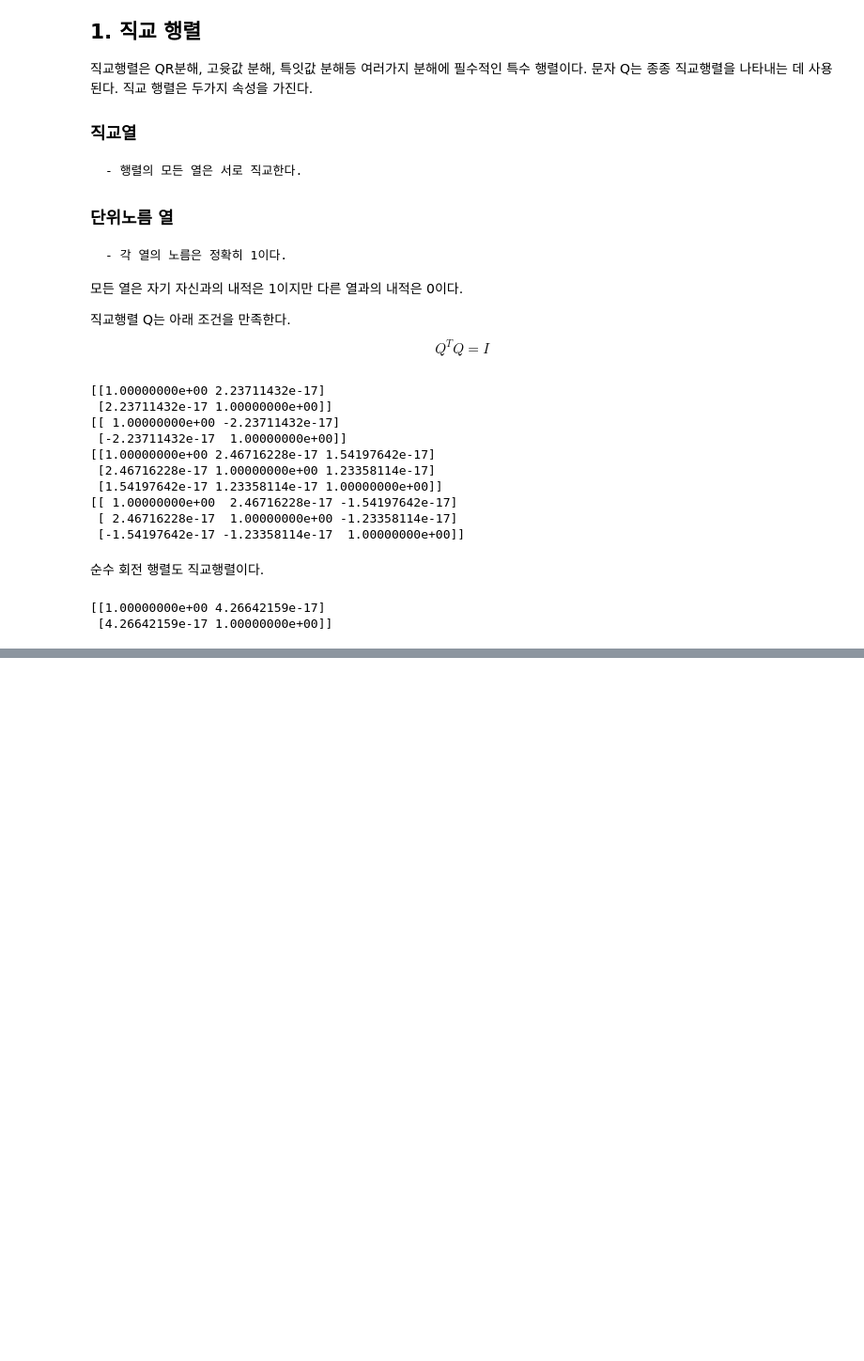
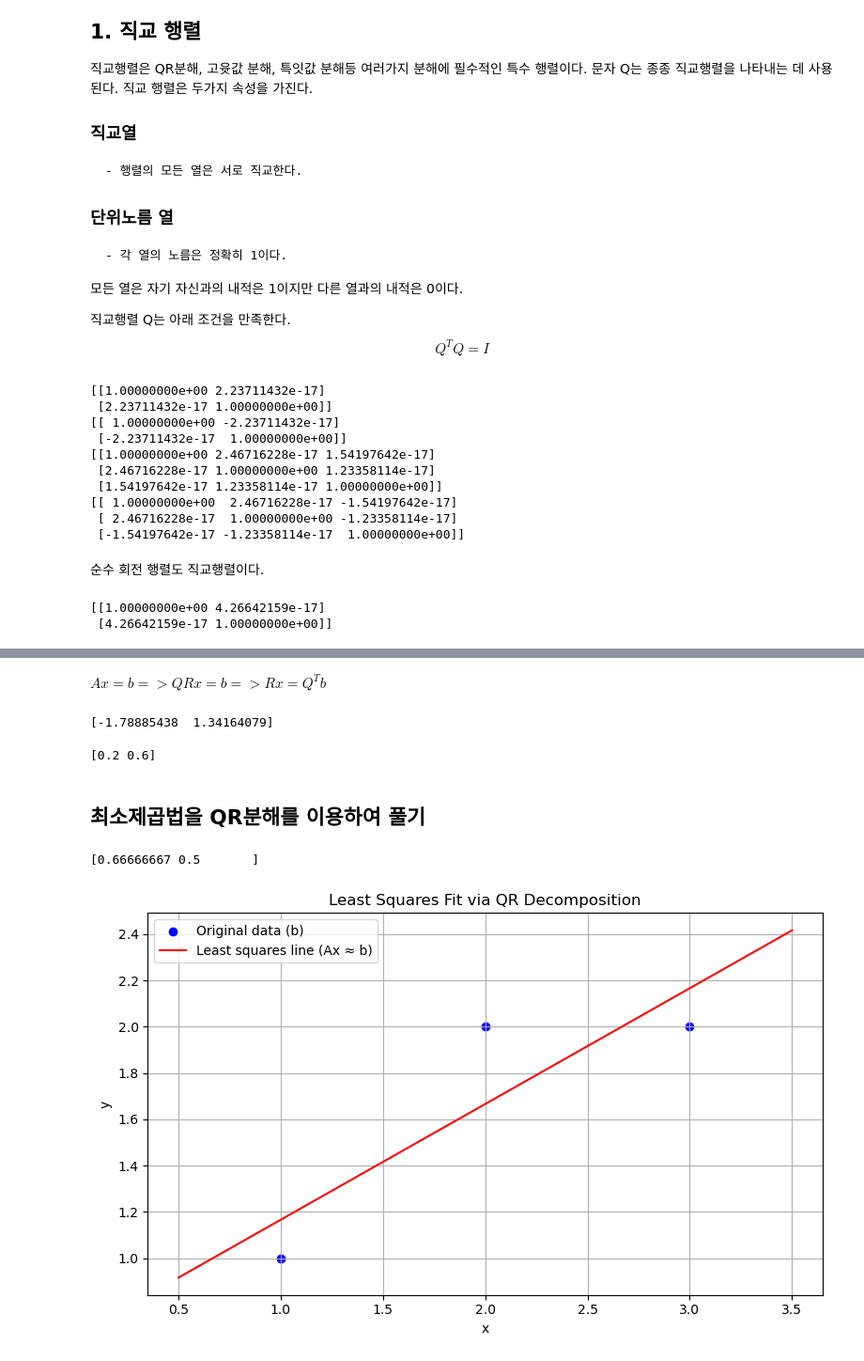
Before and after one commit to Aple-pen/LinearAlgbra_Practice, a Jupyter notebook: Memo/Chapter8.ipynb, the cells around one changed output, grey strips where cells are left out. Shown at 94% size. Drawn from its saved outputs; the diff is of its cells as text; code cells hidden in the pictures; blank space fills up the shorter version.

```diff
--- a/Memo/Chapter8.ipynb
+++ b/Memo/Chapter8.ipynb
@@ -47,0 +113,59 @@ print(Q1.T @ Q1)
+# %% [markdown]
+$ Ax = b => QRx = b =>Rx = Q^Tb $
+# %%
+Qt_b = Q.T @ B
+print(Qt_b)
+# %% [output]
+[-1.78885438  1.34164079]
+# %%
+x = np.linalg.solve(R,Qt_b)
+print(x)
+# %% [output]
+[0.2 0.6]
+# %% [markdown]
+## 최소제곱법을 QR분해를 이용하여 풀기
+# %%
+#  과잉 방정식 : 3개 식, 2개 변수
+A = np.array([[1,1],[1,2],[1,3]])
+b = np.array([1,2,2])
+
+# QR 분해
+Q,R = np.linalg.qr(A)
+
+#최소제곱해
+x = np.linalg.solve(R,Q.T@b)
+print(x)
+# %% [output]
+[0.66666667 0.5       ]
+# %%
+import numpy as np
+import matplotlib.pyplot as plt
+
+# 원래 데이터 (과잉방정식)
+x_data = np.array([1, 2, 3])
+y_data = np.array([1, 2, 2])
+
+# 디자인 행렬 A (1차 다항: 절편 + 기울기)
+A = np.vstack([np.ones_like(x_data), x_data]).T  # shape (3, 2)
+
+# QR 분해
+Q, R = np.linalg.qr(A)
+x_ls = np.linalg.solve(R, Q.T @ y_data)  # 최소제곱 해
+
+# 예측값 계산
+x_fit = np.linspace(0.5, 3.5, 100)
+y_fit = x_ls[0] + x_ls[1] * x_fit
+
+# 시각화
+plt.figure(figsize=(8, 5))
+plt.scatter(x_data, y_data, color='blue', label='Original data (b)')
+plt.plot(x_fit, y_fit, color='red', label='Least squares line (Ax ≈ b)')
+plt.title('Least Squares Fit via QR Decomposition')
+plt.xlabel('x')
+plt.ylabel('y')
+plt.legend()
+plt.grid(True)
+plt.tight_layout()
+plt.show()
+# %% [output]
+[figure, added]
```
Also changed, not shown: parts of 8 cells of this notebook, 1 other file.
